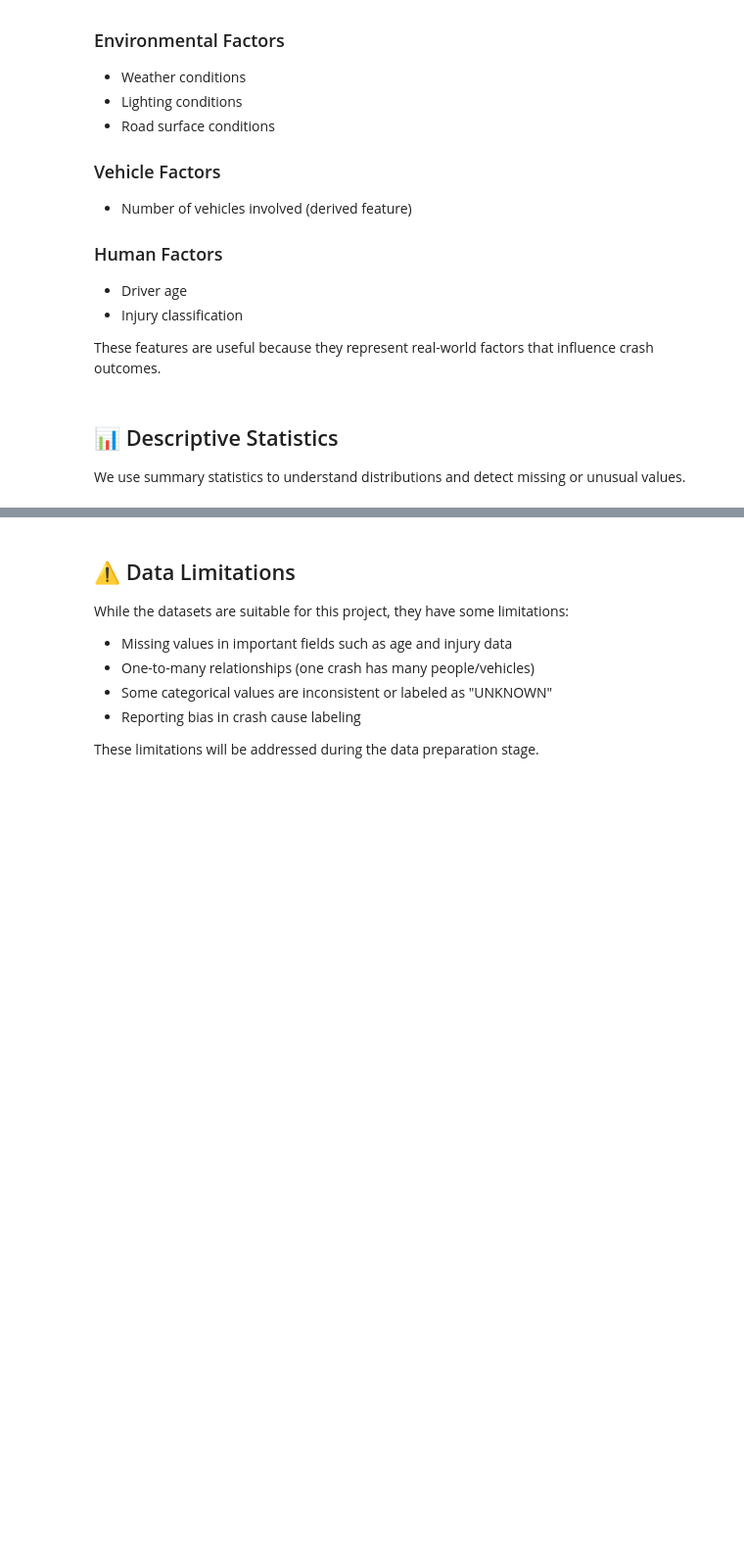
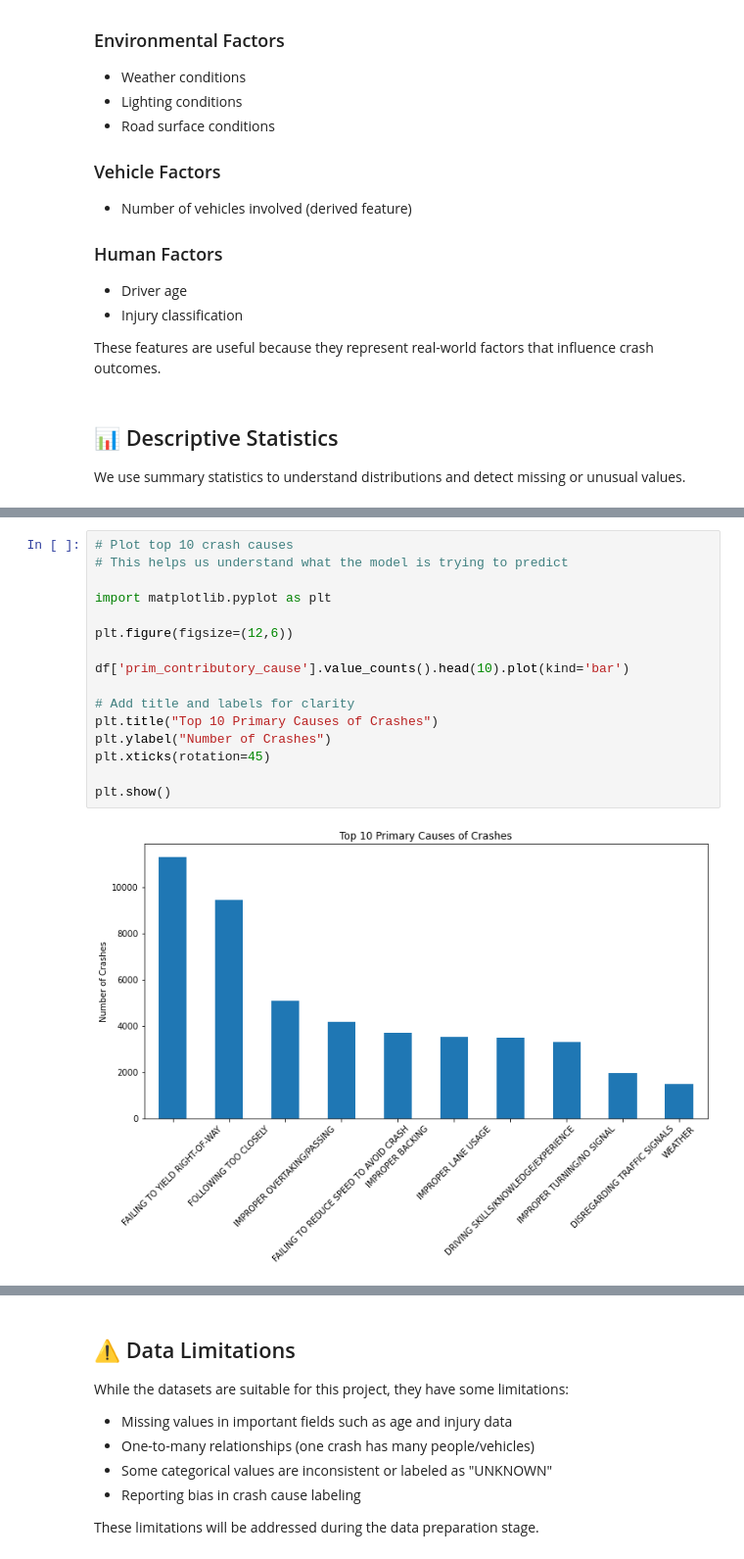
Before and after one commit to tonny001-rgb/chicago-car-crash-interpretability, a Jupyter notebook: final notebook.ipynb, the cells around one changed output, grey strips where cells are left out. Shown at 98% size. Cells and saved outputs as stored; diff of their text form; blank space fills up the shorter version.

```diff
--- a/final notebook.ipynb
+++ b/final notebook.ipynb
@@ -373,0 +384,18 @@ display(people.describe(include="all"))
+# %%
+# Plot top 10 crash causes
+# This helps us understand what the model is trying to predict
+
+import matplotlib.pyplot as plt
+
+plt.figure(figsize=(12,6))
+
+df['prim_contributory_cause'].value_counts().head(10).plot(kind='bar')
+
+# Add title and labels for clarity
+plt.title("Top 10 Primary Causes of Crashes")
+plt.ylabel("Number of Crashes")
+plt.xticks(rotation=45)
+
+plt.show()
+# %% [output]
+[figure, added]
```
Also changed, not shown: parts of 58 cells of this notebook, 1 other file.
